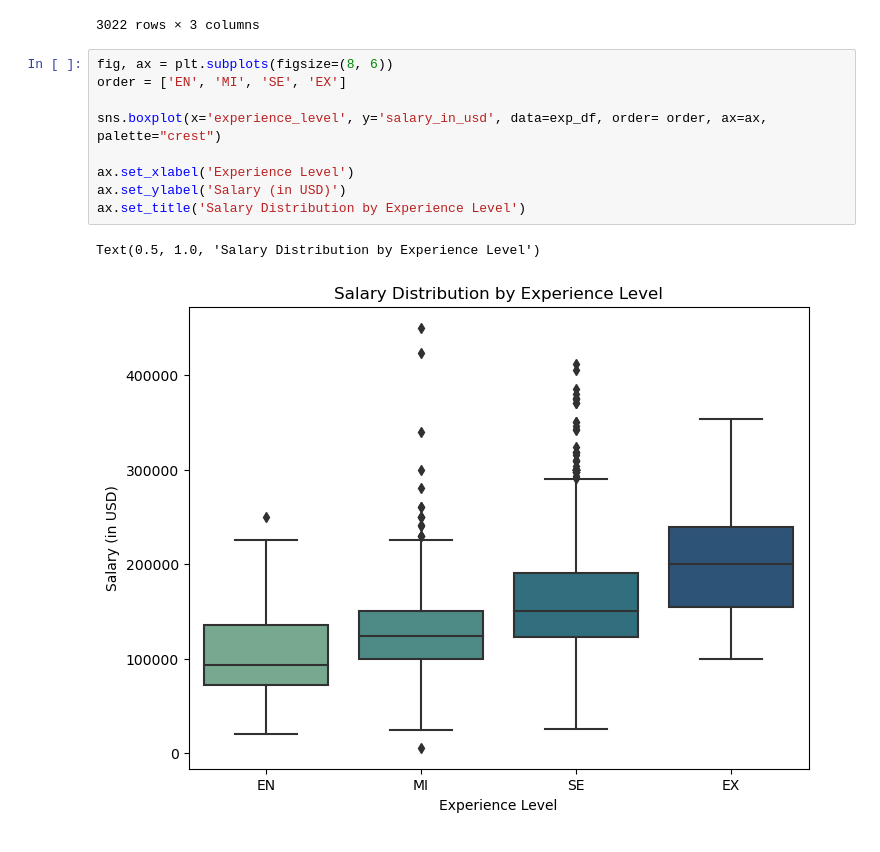
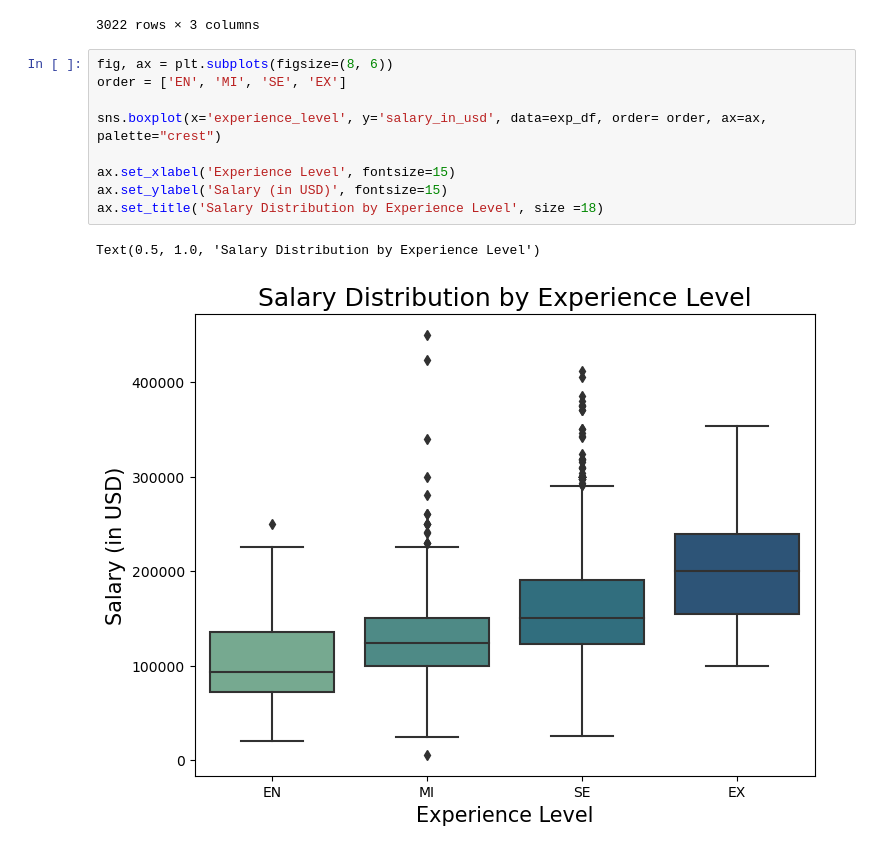
Before and after one commit to joshlynj/ds_salaries, a Jupyter notebook: notebooks/eda.ipynb, the cells around one changed output. Drawn from its saved outputs; the diff is of its cells as text.

Commit message:
reformatted graphs

```diff
--- a/notebooks/eda.ipynb
+++ b/notebooks/eda.ipynb
@@ -439,12 +439,12 @@ display(exp_df)
 # %%
 fig, ax = plt.subplots(figsize=(8, 6))
 order = ['EN', 'MI', 'SE', 'EX']
 
 sns.boxplot(x='experience_level', y='salary_in_usd', data=exp_df, order= order, ax=ax, palette="crest")
 
-ax.set_xlabel('Experience Level')
-ax.set_ylabel('Salary (in USD)')
-ax.set_title('Salary Distribution by Experience Level')
+ax.set_xlabel('Experience Level', fontsize=15)
+ax.set_ylabel('Salary (in USD)', fontsize=15)
+ax.set_title('Salary Distribution by Experience Level', size =18)
 # %% [output]
 Text(0.5, 1.0, 'Salary Distribution by Experience Level')
-[figure, old version]
+[figure, new version]
```
Also changed, not shown: parts of 4 cells of this notebook.
